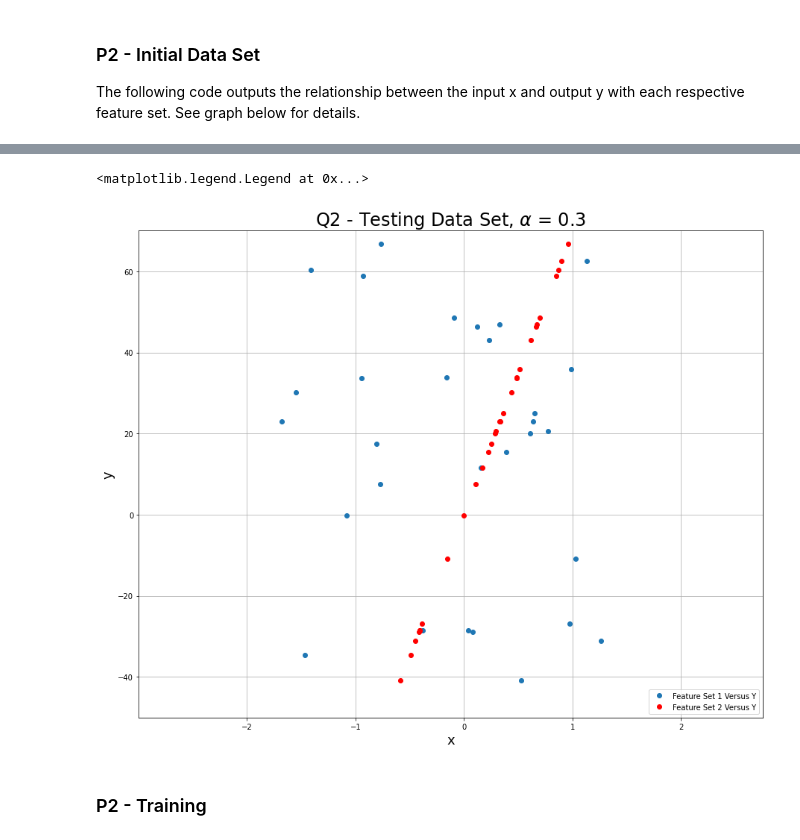
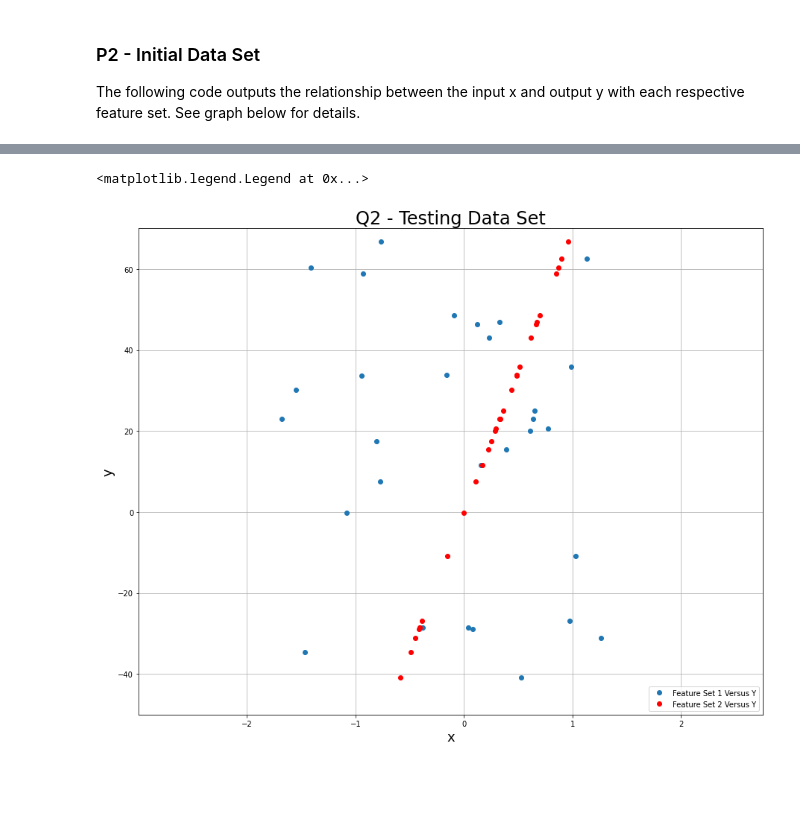
Before and after one commit to lrburle/ML_Assignment2, a Jupyter notebook: assign_2.ipynb, the cells around one changed output, grey strips where cells are left out. Drawn from its saved outputs; the diff is of its cells as text; code cells hidden in the pictures; blank space fills up the shorter version.

```diff
--- a/assign_2.ipynb
+++ b/assign_2.ipynb
@@ -114,18 +132,16 @@ plt.legend(loc='lower right')
 # %%
 #Plot the initial testing data.
-plt.figure(0, figsize=[15, 12])
+plt.figure(1, figsize=[15, 12])
 plt.xlabel('x', fontsize=18)
 plt.ylabel('y', fontsize=18)
-plt.title(f'Q2 - Testing Data Set,' + r' $\alpha$ = ' + f'{a2.a}', fontsize=24)
+plt.title(f'Q2 - Testing Data Set', fontsize=24)
 plt.ylim(-50, 70)
 train, test = plt.plot(x_test[:, 0], y_test, 'o',  x_test[:, 1], y_test, 'ro')
 
 train.set_label('Feature Set 1 Versus Y')
 test.set_label('Feature Set 2 Versus Y')
 plt.grid()
 plt.legend(loc='lower right')
 # %% [output]
 <matplotlib.legend.Legend at 0x...>
-[figure, old version]
+[figure, new version]
-# %% [markdown]
-### P2 - Training
```
Also changed, not shown: parts of 17 cells of this notebook, 1 other file.
